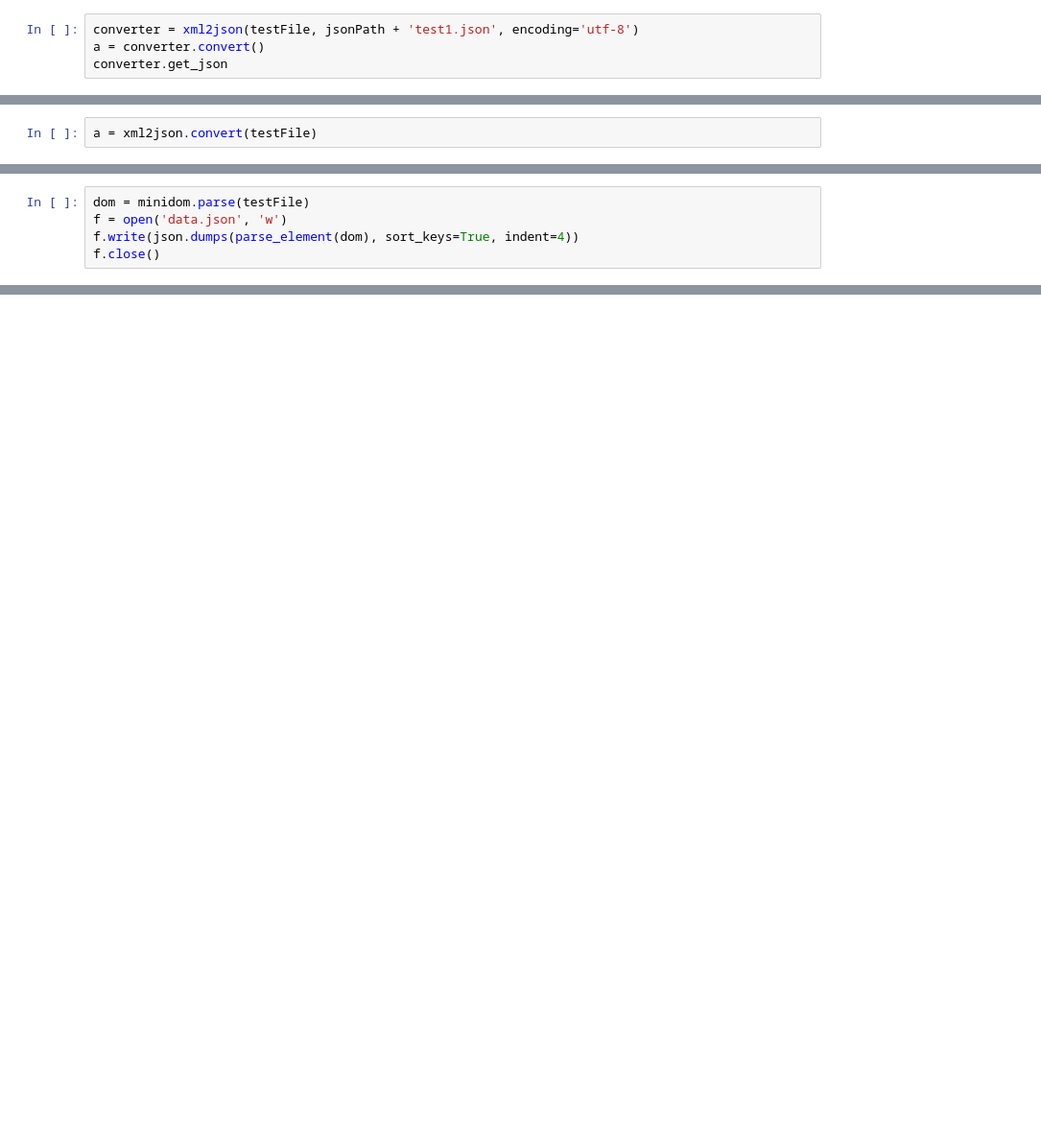
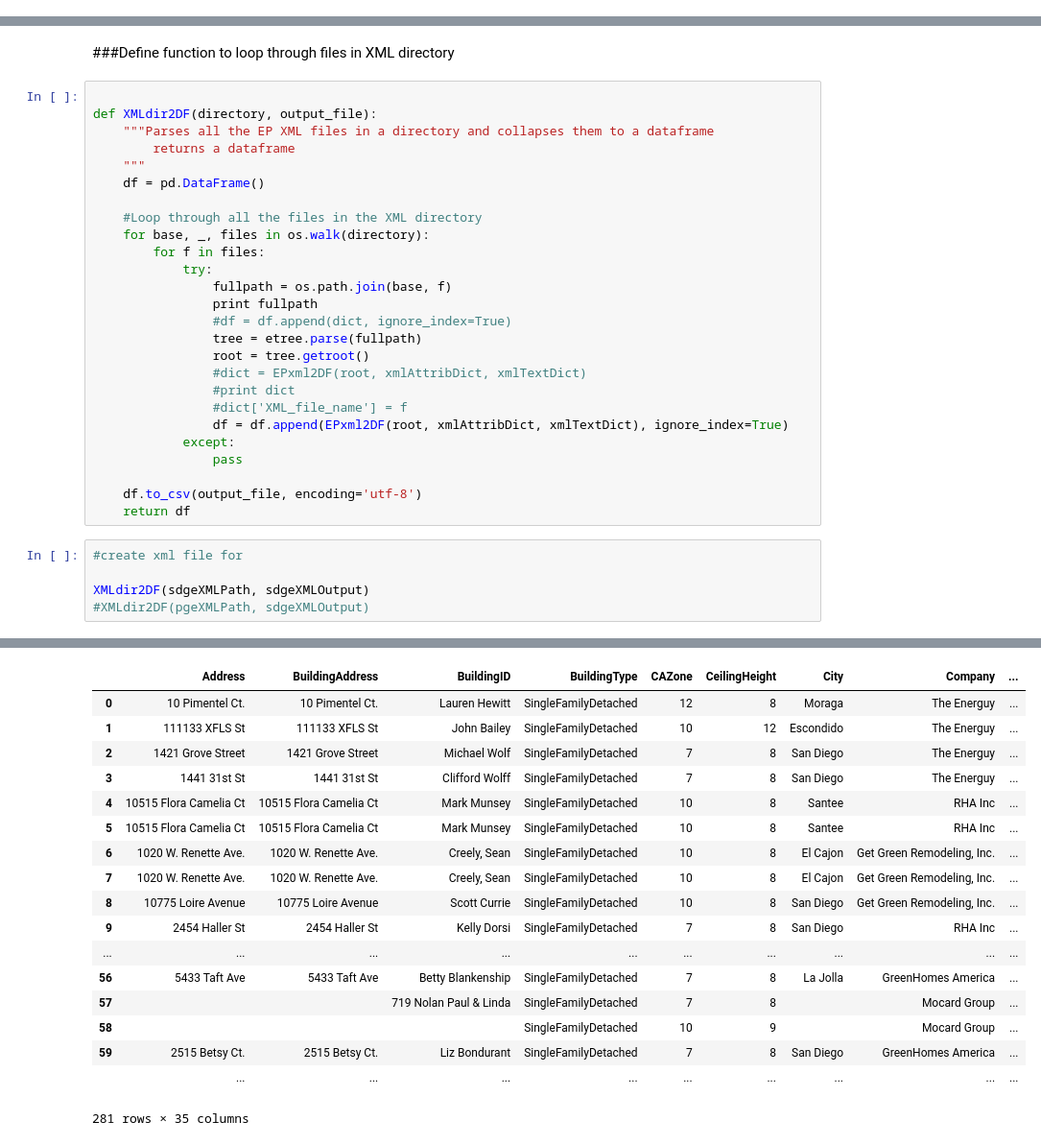
Before and after one commit to impactlab/CalTest, a Jupyter notebook: src/notebooks/CalTestXMLParse.ipynb, the cells around one changed output, grey strips where cells are left out. Shown: that part at 96% size. Drawn from its saved outputs; the diff is of its cells as text; blank space fills up the shorter version.

Commit message:
Finish data cleaning scripts, separate selection process

```diff
--- a/src/notebooks/CalTestXMLParse.ipynb
+++ b/src/notebooks/CalTestXMLParse.ipynb
@@ -332,4 +0,0 @@ Try this using LXML
-# %%
-converter = xml2json(testFile, jsonPath + 'test1.json', encoding='utf-8')
-a = converter.convert()
-converter.get_json
@@ -338,2 +0,0 @@ converter.get_json
-# %%
-a = xml2json.convert(testFile)
@@ -381,5 +0,0 @@ def parse_element(element):
-# %%
-dom = minidom.parse(testFile)
-f = open('data.json', 'w')
-f.write(json.dumps(parse_element(dom), sort_keys=True, indent=4))
-f.close()
@@ -403,0 +284,34 @@ HourlyTempDataPrep.ipynb    __init__.py                 testXML.csv
+# %% [markdown]
+###Define function to loop through files in XML directory
+# %%
+
+def XMLdir2DF(directory, output_file):
+    """Parses all the EP XML files in a directory and collapses them to a dataframe
+        returns a dataframe
+    """
+    df = pd.DataFrame()
+
+    #Loop through all the files in the XML directory
+    for base, _, files in os.walk(directory):
+        for f in files:
+            try:
+                fullpath = os.path.join(base, f)
+                print fullpath
+                #df = df.append(dict, ignore_index=True)
+                tree = etree.parse(fullpath)
+                root = tree.getroot()
+                #dict = EPxml2DF(root, xmlAttribDict, xmlTextDict)
+                #print dict
+                #dict['XML_file_name'] = f
+                df = df.append(EPxml2DF(root, xmlAttribDict, xmlTextDict), ignore_index=True)
+            except:
+                pass
+
+    df.to_csv(output_file, encoding='utf-8')
+    return df
+# %%
+#create xml file for
+
+XMLdir2DF(sdgeXMLPath, sdgeXMLOutput)
+#XMLdir2DF(pgeXMLPath, sdgeXMLOutput)
+# %% [output]
@@ -403,0 +335,18 @@ HourlyTempDataPrep.ipynb    __init__.py                 testXML.csv
+|  | Address | BuildingAddress | BuildingID | BuildingType | CAZone | CeilingHeight | City | Company | ... |
+| 0 | 10 Pimentel Ct. | 10 Pimentel Ct. | Lauren Hewitt | SingleFamilyDetached | 12 | 8 | Moraga | The Energuy | ... |
+| 1 | 111133 XFLS St | 111133 XFLS St | John Bailey | SingleFamilyDetached | 10 | 12 | Escondido | The Energuy | ... |
+| 2 | 1421 Grove Street | 1421 Grove Street | Michael Wolf | SingleFamilyDetached | 7 | 8 | San Diego | The Energuy | ... |
+| 3 | 1441 31st St | 1441 31st St | Clifford Wolff | SingleFamilyDetached | 7 | 8 | San Diego | The Energuy | ... |
+| 4 | 10515 Flora Camelia Ct | 10515 Flora Camelia Ct | Mark Munsey | SingleFamilyDetached | 10 | 8 | Santee | RHA Inc | ... |
+| 5 | 10515 Flora Camelia Ct | 10515 Flora Camelia Ct | Mark Munsey | SingleFamilyDetached | 10 | 8 | Santee | RHA Inc | ... |
+| 6 | 1020 W. Renette Ave. | 1020 W. Renette Ave. | Creely, Sean | SingleFamilyDetached | 10 | 8 | El Cajon | Get Green Remodeling, Inc. | ... |
+| 7 | 1020 W. Renette Ave. | 1020 W. Renette Ave. | Creely, Sean | SingleFamilyDetached | 10 | 8 | El Cajon | Get Green Remodeling, Inc. | ... |
+| 8 | 10775 Loire Avenue | 10775 Loire Avenue | Scott Currie | SingleFamilyDetached | 10 | 8 | San Diego | Get Green Remodeling, Inc. | ... |
+| 9 | 2454 Haller St | 2454 Haller St | Kelly Dorsi | SingleFamilyDetached | 7 | 8 | San Diego | RHA Inc | ... |
+| ... | ... | ... | ... | ... | ... | ... | ... | ... | ... |
+| 56 | 5433 Taft Ave | 5433 Taft Ave | Betty Blankenship | SingleFamilyDetached | 7 | 8 | La Jolla | GreenHomes America | ... |
+| 57 |  |  | 719 Nolan Paul & Linda | SingleFamilyDetached | 7 | 8 |  | Mocard Group | ... |
+| 58 |  |  |  | SingleFamilyDetached | 10 | 9 |  | Mocard Group | ... |
+| 59 | 2515 Betsy Ct. | 2515 Betsy Ct. | Liz Bondurant | SingleFamilyDetached | 7 | 8 | San Diego | GreenHomes America | ... |
+|  | ... | ... | ... | ... | ... | ... | ... | ... | ... |
+281 rows × 35 columns
```
Also changed, not shown: parts of 49 cells of this notebook, 19 other files.
